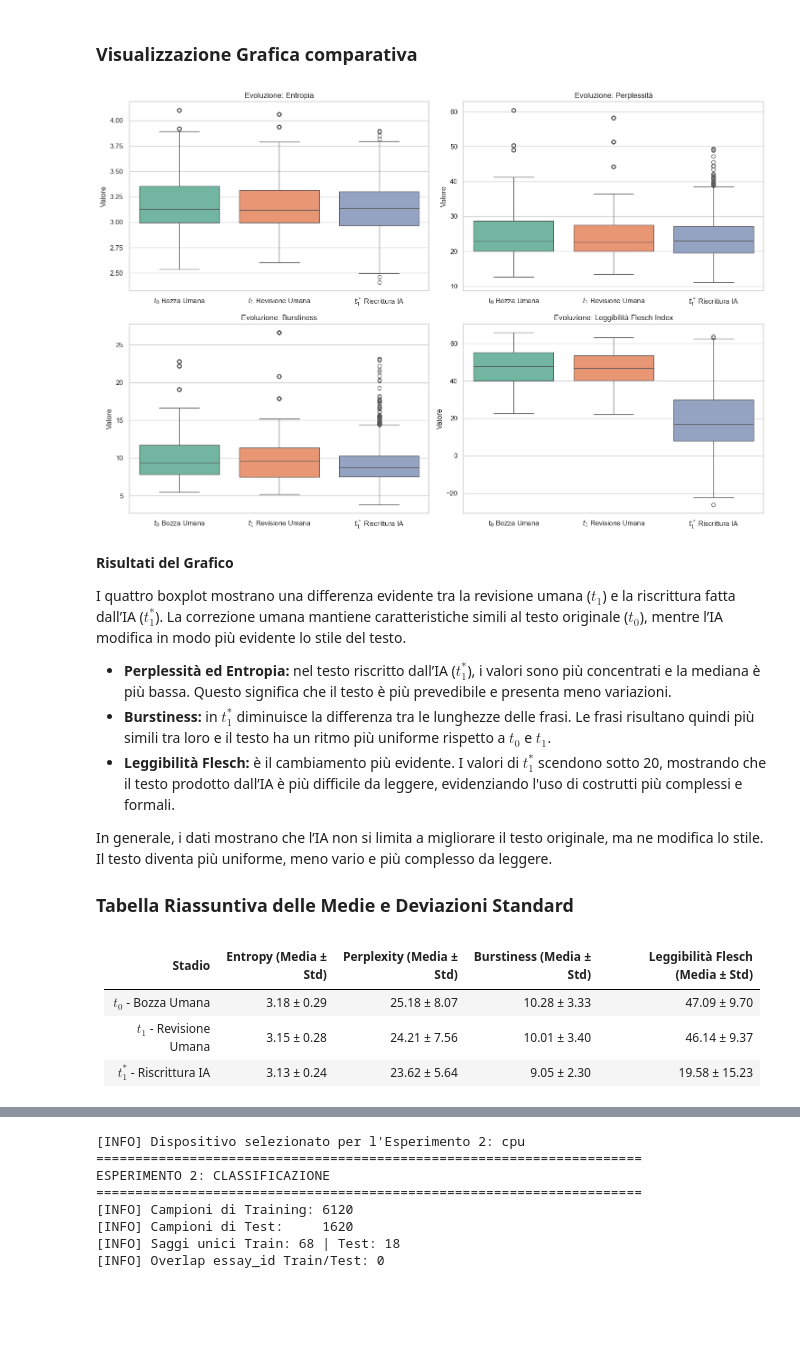
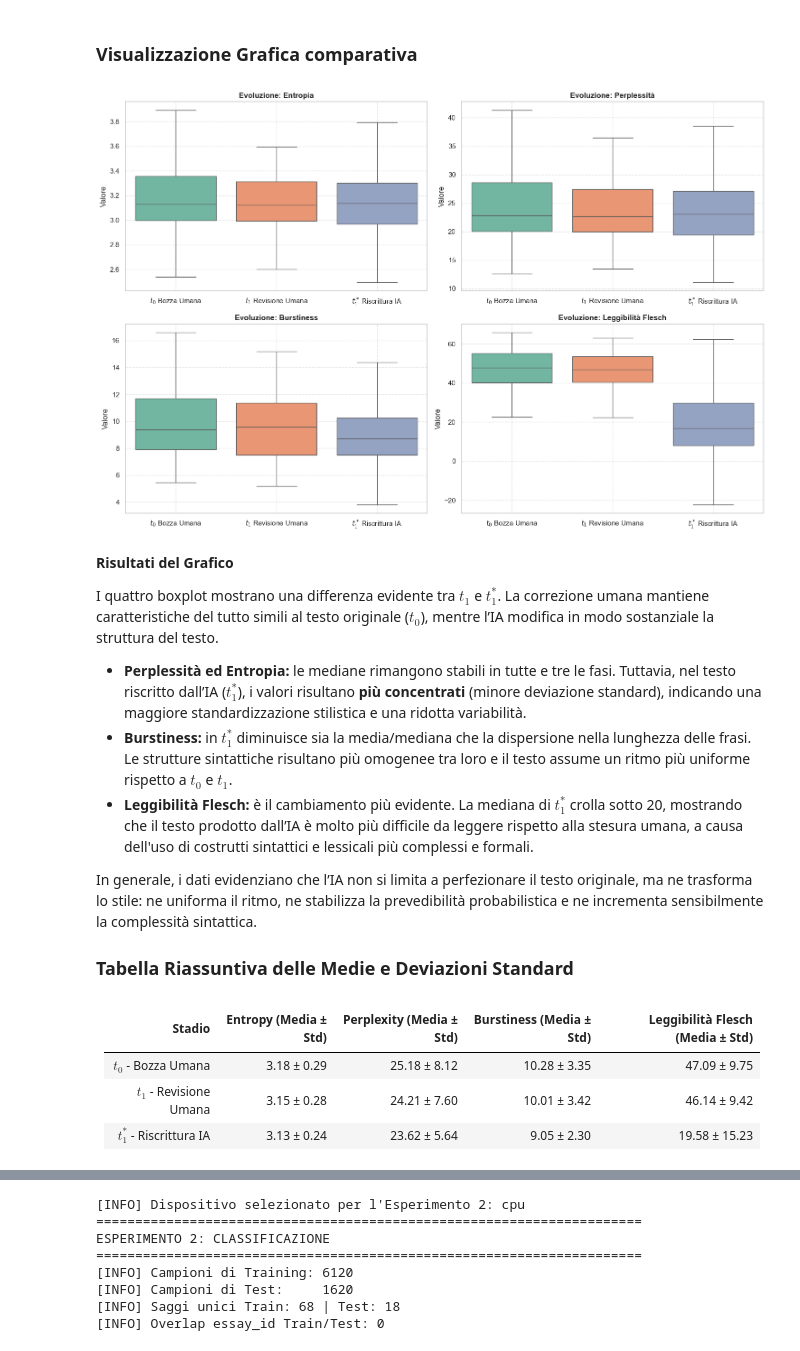
Before and after one commit to MarcoDeLuca21/project_work_nlp, a Jupyter notebook: notebook.ipynb, the cells around one changed output, grey strips where cells are left out. Saved outputs shown, nothing was run; the diff lists cells and outputs as text; code cells hidden in the pictures; blank space fills up the shorter version.

Commit message:
correzioni costruzione datatset esp 1 su deducplicazione, varie correzioni su md esp 1 e 2

```diff
--- a/notebook.ipynb
+++ b/notebook.ipynb
@@ -81,7 +82,7 @@ if os.path.exists(csv_real_path):
 
     df_filtered = df_raw.copy()
 
-    # costruzione del dataFrame timeline
+    # costruzione del DataFrame
     df_timeline = pd.DataFrame({
         "essay_id": df_filtered["essay_id"],
         "t0_bozza": df_filtered["draft1"],
@@ -90,8 +91,11 @@ if os.path.exists(csv_real_path):
         "llm_model": df_filtered["llm_model"]
     }).dropna().reset_index(drop=True)
 
+    df_umani_unici = df_timeline.drop_duplicates(subset=["essay_id"]).reset_index(drop=True)
+
     print(f"[DATA] Caricamento completato con successo.")
-    print(f"[DATA] Totale saggi caricati lungo la timeline: {len(df_timeline)}")
+    print(f"[DATA] Totale righe dataset (varianti IA comprese): {len(df_timeline)}")
+    print(f"[DATA] Totale saggi umani unici (essay_id): {df_umani_unici['essay_id'].nunique()}")
 else:
     raise FileNotFoundError(f"Impossibile trovare il file: {csv_real_path}")
 # %% [output]
@@ -211,63 +234,78 @@ Warning: You are sending unauthenticated requests to the HF Hub. Please set a HF
 # %%
 metrics_to_plot = [
     ("entropy", "Entropia"),
     ("perplexity", "Perplessità"),
     ("burstiness", "Burstiness"),
-    ("readability", "Leggibilità Flesch Index")
+    ("readability", "Leggibilità Flesch")
 ]
 
 fig, axes = plt.subplots(2, 2, figsize=(15, 10))
 axes = axes.flatten()
 
 for idx, (metric_code, metric_name) in enumerate(metrics_to_plot):
-    df_plot = pd.DataFrame({
-        "$t_0$ Bozza Umana": df_timeline[f"t0_{metric_code}"],
-        "$t_1$ Revisione Umana": df_timeline[f"t1_h_{metric_code}"],
-        "$t_1^*$ Riscrittura IA": df_timeline[f"t1_ai_{metric_code}"]
-    }).melt(var_name="Stadio", value_name="Valore")
+    df_t0 = pd.DataFrame({"Stadio": "$t_0$ Bozza Umana", "Valore": df_umani_unici[f"t0_{metric_code}"]})
+    df_t1_h = pd.DataFrame({"Stadio": "$t_1$ Revisione Umana", "Valore": df_umani_unici[f"t1_h_{metric_code}"]})
+    df_t1_ai = pd.DataFrame({"Stadio": "$t_1^*$ Riscrittura IA", "Valore": df_timeline[f"t1_ai_{metric_code}"]})
 
-    sns.boxplot(data=df_plot, x="Stadio", y="Valore", ax=axes[idx], palette="Set2", hue="Stadio", legend=False)
-    axes[idx].set_title(f"Evoluzione: {metric_name}")
+    df_plot = pd.concat([df_t0, df_t1_h, df_t1_ai], ignore_index=True)
+
+    sns.boxplot(
+        data=df_plot,
+        x="Stadio",
+        y="Valore",
+        ax=axes[idx],
+        palette="Set2",
+        hue="Stadio",
+        legend=False,
+        showfliers=False
+    )
+
+    axes[idx].set_title(f"Evoluzione: {metric_name}", fontsize=12, fontweight="bold")
     axes[idx].set_xlabel("")
+    axes[idx].set_ylabel("Valore")
+    axes[idx].grid(True, linestyle="--", alpha=0.5)
 
 plt.tight_layout()
 plt.show()
 # %% [output]
-[figure, old version]
+[figure, new version]
 # %% [markdown]
 **Risultati del Grafico**
 
-I quattro boxplot mostrano una differenza evidente tra la revisione umana ($t_1$) e la riscrittura fatta dall’IA ($t_1^*$). La correzione umana mantiene caratteristiche simili al testo originale ($t_0$), mentre l’IA modifica in modo più evidente lo stile del testo.
+I quattro boxplot mostrano una differenza evidente tra $t_1$ e $t_1^*$. La correzione umana mantiene caratteristiche del tutto simili al testo originale ($t_0$), mentre l’IA modifica in modo sostanziale la struttura del testo.
 
-* **Perplessità ed Entropia:** nel testo riscritto dall’IA ($t_1^*$), i valori sono più concentrati e la mediana è più bassa. Questo significa che il testo è più prevedibile e presenta meno variazioni.
-* **Burstiness:** in $t_1^*$ diminuisce la differenza tra le lunghezze delle frasi. Le frasi risultano quindi più simili tra loro e il testo ha un ritmo più uniforme rispetto a $t_0$ e $t_1$.
-* **Leggibilità Flesch:** è il cambiamento più evidente. I valori di $t_1^*$ scendono sotto 20, mostrando che il testo prodotto dall’IA è più difficile da leggere, evidenziando l'uso di costrutti più complessi e formali.
+* **Perplessità ed Entropia:** le mediane rimangono stabili in tutte e tre le fasi. Tuttavia, nel testo riscritto dall’IA ($t_1^*$), i valori risultano **più concentrati** (minore deviazione standard), indicando una maggiore standardizzazione stilistica e una ridotta variabilità.
+* **Burstiness:** in $t_1^*$ diminuisce sia la media/mediana che la dispersione nella lunghezza delle frasi. Le strutture sintattiche risultano più omogenee tra loro e il testo assume un ritmo più uniforme rispetto a $t_0$ e $t_1$.
+* **Leggibilità Flesch:** è il cambiamento più evidente. La mediana di $t_1^*$ crolla sotto 20, mostrando che il testo prodotto dall’IA è molto più difficile da leggere rispetto alla stesura umana, a causa dell'uso di costrutti sintattici e lessicali più complessi e formali.
 
-In generale, i dati mostrano che l’IA non si limita a migliorare il testo originale, ma ne modifica lo stile. Il testo diventa più uniforme, meno vario e più complesso da leggere.
+In generale, i dati evidenziano che l’IA non si limita a perfezionare il testo originale, ma ne trasforma lo stile: ne uniforma il ritmo, ne stabilizza la prevedibilità probabilistica e ne incrementa sensibilmente la complessità sintattica.
 
 ### Tabella Riassuntiva delle Medie e Deviazioni Standard
 # %%
+def fmt_stats(series):
+    return f"{series.mean():.2f} ± {series.std():.2f}"
+
 metriche_summary = {
     "Stadio": ["$t_0$ - Bozza Umana", "$t_1$ - Revisione Umana", "$t_1^*$ - Riscrittura IA"],
     "Entropy (Media ± Std)": [
-        f"{df_timeline['t0_entropy'].mean():.2f} ± {df_timeline['t0_entropy'].std():.2f}",
-        f"{df_timeline['t1_h_entropy'].mean():.2f} ± {df_timeline['t1_h_entropy'].std():.2f}",
-        f"{df_timeline['t1_ai_entropy'].mean():.2f} ± {df_timeline['t1_ai_entropy'].std():.2f}"
+        fmt_stats(df_umani_unici['t0_entropy']),
+        fmt_stats(df_umani_unici['t1_h_entropy']),
+        fmt_stats(df_timeline['t1_ai_entropy'])
     ],
     "Perplexity (Media ± Std)": [
-        f"{df_timeline['t0_perplexity'].mean():.2f} ± {df_timeline['t0_perplexity'].std():.2f}",
-        f"{df_timeline['t1_h_perplexity'].mean():.2f} ± {df_timeline['t1_h_perplexity'].std():.2f}",
-        f"{df_timeline['t1_ai_perplexity'].mean():.2f} ± {df_timeline['t1_ai_perplexity'].std():.2f}"
+        fmt_stats(df_umani_unici['t0_perplexity']),
+        fmt_stats(df_umani_unici['t1_h_perplexity']),
+        fmt_stats(df_timeline['t1_ai_perplexity'])
     ],
     "Burstiness (Media ± Std)": [
-        f"{df_timeline['t0_burstiness'].mean():.2f} ± {df_timeline['t0_burstiness'].std():.2f}",
-        f"{df_timeline['t1_h_burstiness'].mean():.2f} ± {df_timeline['t1_h_burstiness'].std():.2f}",
-        f"{df_timeline['t1_ai_burstiness'].mean():.2f} ± {df_timeline['t1_ai_burstiness'].std():.2f}"
+        fmt_stats(df_umani_unici['t0_burstiness']),
+        fmt_stats(df_umani_unici['t1_h_burstiness']),
+        fmt_stats(df_timeline['t1_ai_burstiness'])
     ],
     "Leggibilità Flesch (Media ± Std)": [
-        f"{df_timeline['t0_readability'].mean():.2f} ± {df_timeline['t0_readability'].std():.2f}",
-        f"{df_timeline['t1_h_readability'].mean():.2f} ± {df_timeline['t1_h_readability'].std():.2f}",
-        f"{df_timeline['t1_ai_readability'].mean():.2f} ± {df_timeline['t1_ai_readability'].std():.2f}"
+        fmt_stats(df_umani_unici['t0_readability']),
+        fmt_stats(df_umani_unici['t1_h_readability']),
+        fmt_stats(df_timeline['t1_ai_readability'])
     ]
 }
 
@@ -276,8 +314,8 @@ display(Markdown(df_summary.to_markdown(index=False)))
 # %% [output]
 | Stadio                   | Entropy (Media ± Std)   | Perplexity (Media ± Std)   | Burstiness (Media ± Std)   | Leggibilità Flesch (Media ± Std)   |
 |:-------------------------|:------------------------|:---------------------------|:---------------------------|:-----------------------------------|
-| $t_0$ - Bozza Umana      | 3.18 ± 0.29             | 25.18 ± 8.07               | 10.28 ± 3.33               | 47.09 ± 9.70                       |
-| $t_1$ - Revisione Umana  | 3.15 ± 0.28             | 24.21 ± 7.56               | 10.01 ± 3.40               | 46.14 ± 9.37                       |
+| $t_0$ - Bozza Umana      | 3.18 ± 0.29             | 25.18 ± 8.12               | 10.28 ± 3.35               | 47.09 ± 9.75                       |
+| $t_1$ - Revisione Umana  | 3.15 ± 0.28             | 24.21 ± 7.60               | 10.01 ± 3.42               | 46.14 ± 9.42                       |
 | $t_1^*$ - Riscrittura IA | 3.13 ± 0.24             | 23.62 ± 5.64               | 9.05 ± 2.30                | 19.58 ± 15.23                      |
 # %% [markdown]
 **Analisi della Tabella Riassuntiva**
```
Also changed, not shown: parts of 13 cells of this notebook.
